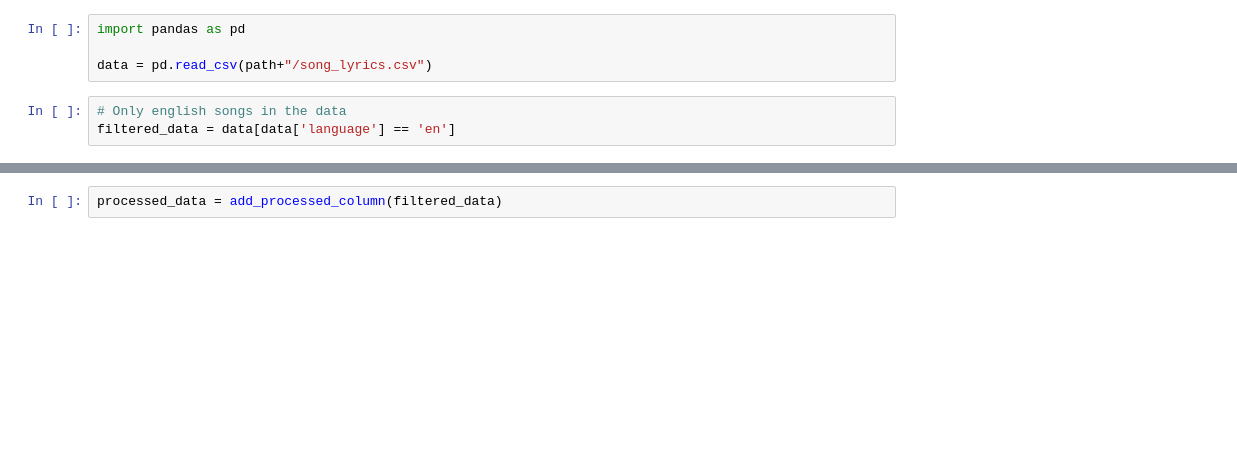
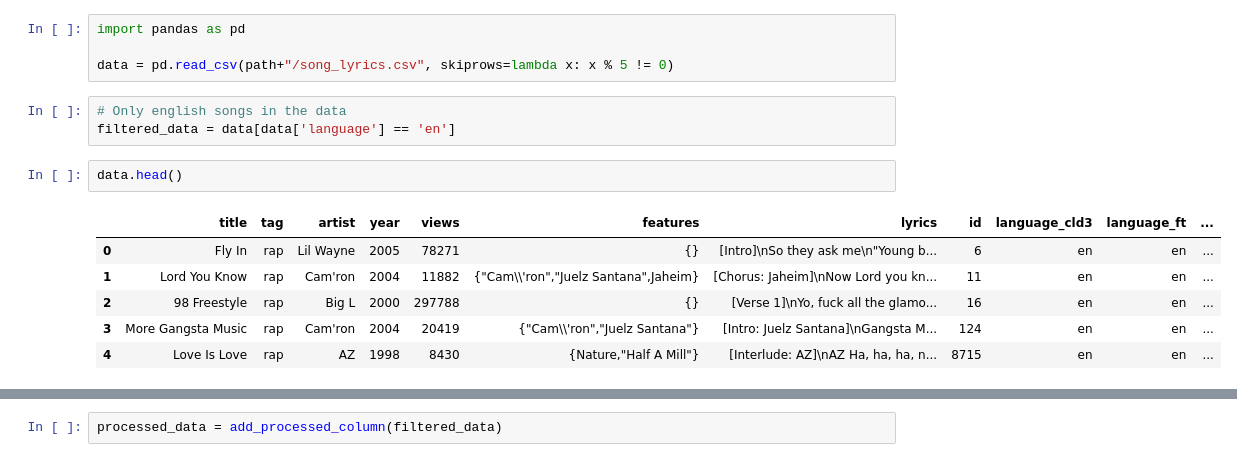
Before and after one commit to danoonan2021/IS4200_final_project, a Jupyter notebook: word_stemming.ipynb, the cells around one changed output, grey strips where cells are left out. Cells and saved outputs as stored; diff of their text form; blank space fills up the shorter version.

```diff
--- a/word_stemming.ipynb
+++ b/word_stemming.ipynb
@@ -22,10 +32,19 @@ Path to dataset files: /root/.cache/kagglehub/datasets/carlosgdcj/genius-song-ly
 # %%
 import pandas as pd
 
-data = pd.read_csv(path+"/song_lyrics.csv")
+data = pd.read_csv(path+"/song_lyrics.csv", skiprows=lambda x: x % 5 != 0)
 # %%
 # Only english songs in the data
 filtered_data = data[data['language'] == 'en']
+# %%
+data.head()
+# %% [output]
+|  | title | tag | artist | year | views | features | lyrics | id | language_cld3 | language_ft | ... |
+| 0 | Fly In | rap | Lil Wayne | 2005 | 78271 | {} | [Intro]\nSo they ask me\n"Young b... | 6 | en | en | ... |
+| 1 | Lord You Know | rap | Cam'ron | 2004 | 11882 | {"Cam\\'ron","Juelz Santana",Jaheim} | [Chorus: Jaheim]\nNow Lord you kn... | 11 | en | en | ... |
+| 2 | 98 Freestyle | rap | Big L | 2000 | 297788 | {} | [Verse 1]\nYo, fuck all the glamo... | 16 | en | en | ... |
+| 3 | More Gangsta Music | rap | Cam'ron | 2004 | 20419 | {"Cam\\'ron","Juelz Santana"} | [Intro: Juelz Santana]\nGangsta M... | 124 | en | en | ... |
+| 4 | Love Is Love | rap | AZ | 1998 | 8430 | {Nature,"Half A Mill"} | [Interlude: AZ]\nAZ Ha, ha, ha, n... | 8715 | en | en | ... |
 # %%
 import re
 import string
```
Also changed, not shown: parts of 12 cells of this notebook.
